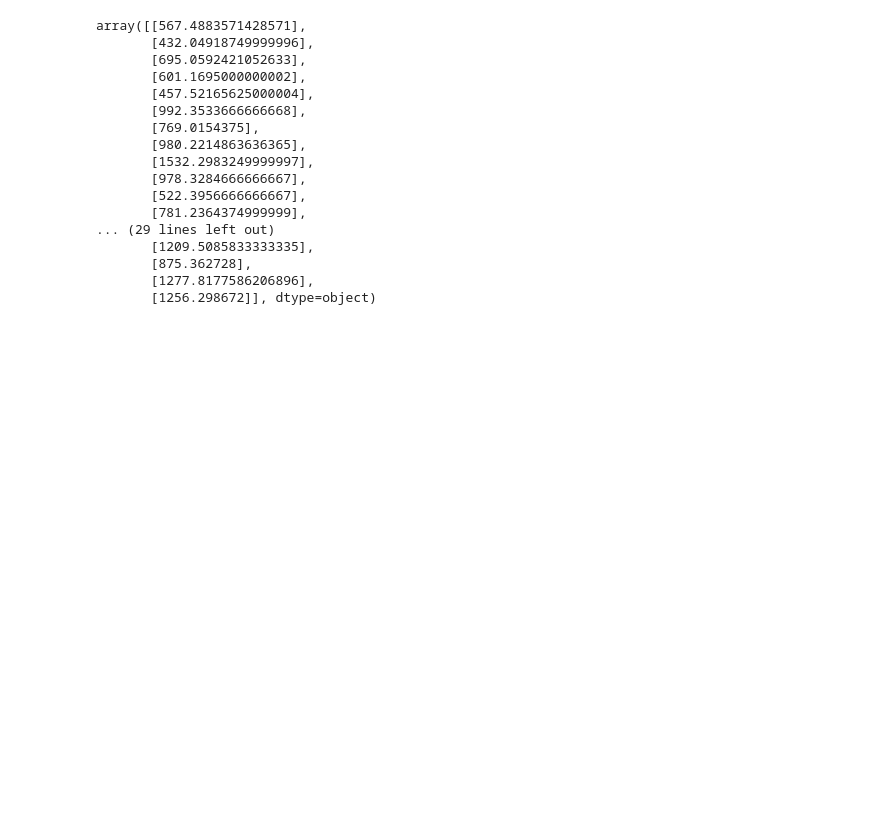
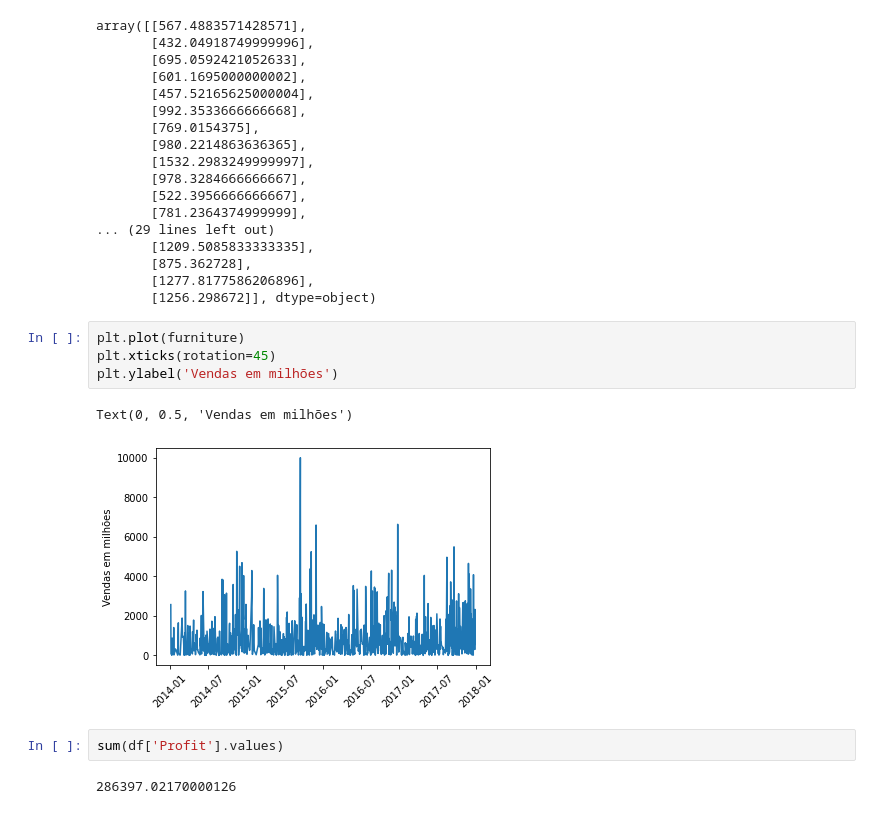
Before and after one commit to ucfilho/SwarmCantStopNow, a Jupyter notebook: Conference_2021/Serie_Temporal/ANN_Temporal_Series_LSTM_keras_furniture_April_11_2021.ipynb, the cells around one changed output. Drawn from its saved outputs; the diff is of its cells as text; blank space fills up the shorter version.

```diff
--- a/Conference_2021/Serie_Temporal/ANN_Temporal_Series_LSTM_keras_furniture_April_11_2021.ipynb
+++ b/Conference_2021/Serie_Temporal/ANN_Temporal_Series_LSTM_keras_furniture_April_11_2021.ipynb
@@ -262,3 +265,14 @@ array([[567.4883571428571],
        [875.362728],
        [1277.8177586206896],
        [1256.298672]], dtype=object)
+# %%
+plt.plot(furniture)
+plt.xticks(rotation=45)
+plt.ylabel('Vendas em milhões')
+# %% [output]
+Text(0, 0.5, 'Vendas em milhões')
+[figure, added]
+# %%
+sum(df['Profit'].values)
+# %% [output]
+286397.02170000126
```
Also changed, not shown: parts of 9 cells of this notebook.
